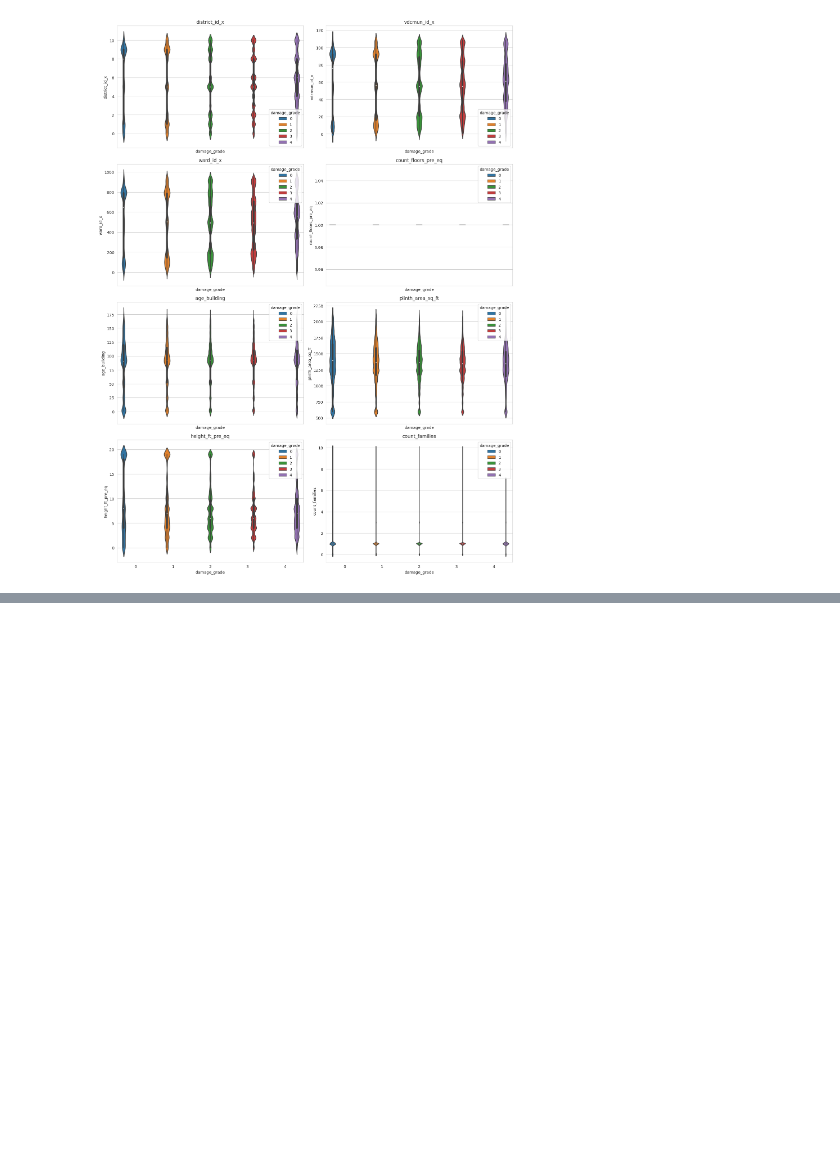
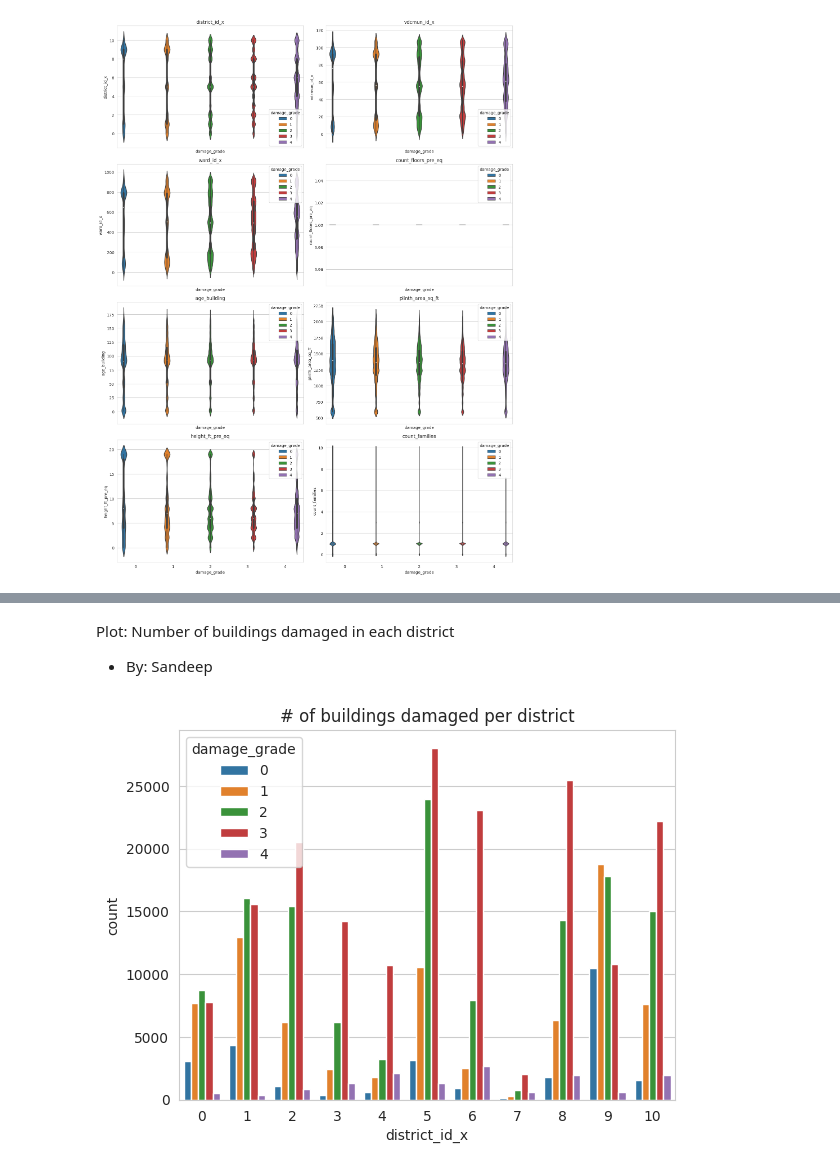
Before and after one commit to navydhara79/cs418-sp23-DarthVader, a Jupyter notebook: IDS_Progress_mid.ipynb, the cells around one changed output, grey strips where cells are left out. Cells and saved outputs as stored; diff of their text form; code cells hidden in the pictures; blank space fills up the shorter version.

```diff
--- a/IDS_Progress_mid.ipynb
+++ b/IDS_Progress_mid.ipynb
@@ -373,0 +386,9 @@ plt.tight_layout()
+# %% [markdown]
+Plot: Number of buildings damaged in each district
+
+- By: Sandeep
+# %%
+sns.countplot(x='district_id_x',data=df,hue='damage_grade');
+plt.title('# of buildings damaged per district');
+# %% [output]
+[figure, added]
```
Also changed, not shown: parts of 4 cells of this notebook.
